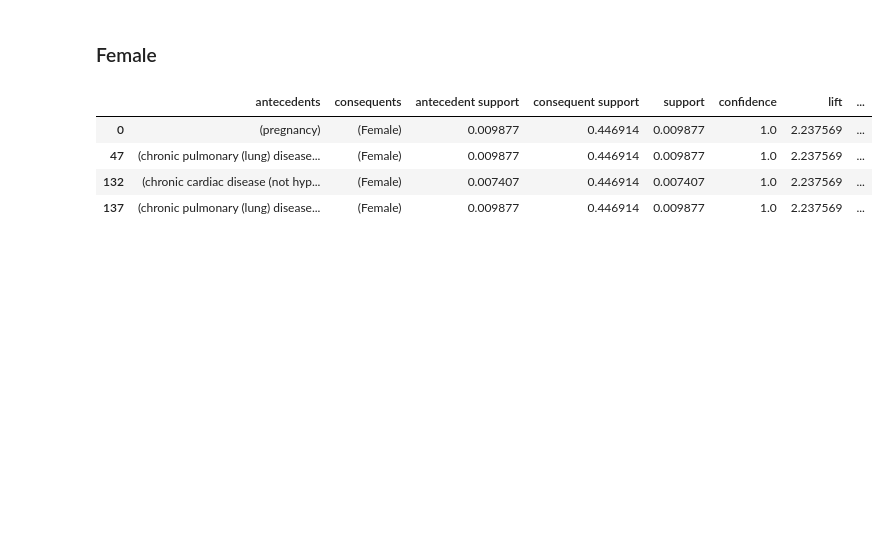
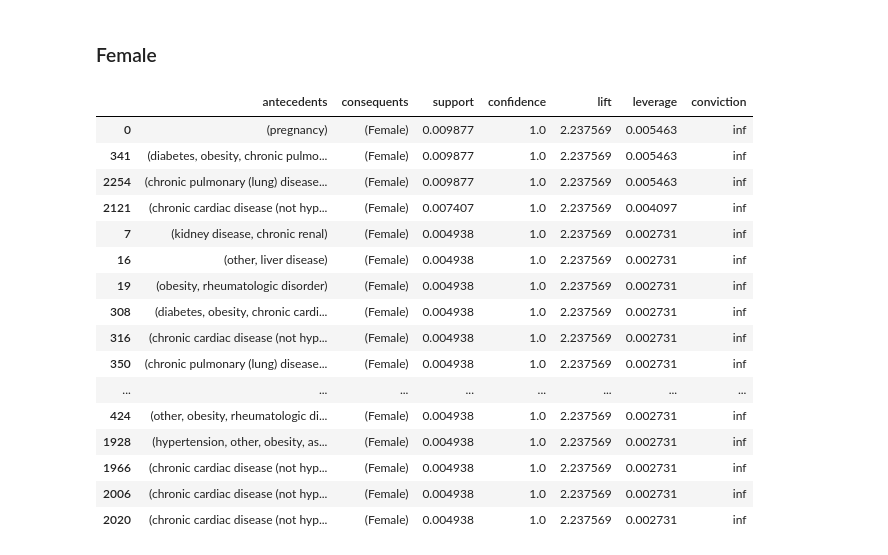
Before and after one commit to cuongvuong-phoenix/CO5240-data-engineering-s212, a Jupyter notebook: cuong/canada_hospital_comorbidities.ipynb, the cells around one changed output. Drawn from its saved outputs; the diff is of its cells as text; code cells hidden in the pictures; blank space fills up the shorter version.

```diff
--- a/cuong/canada_hospital_comorbidities.ipynb
+++ b/cuong/canada_hospital_comorbidities.ipynb
@@ -435,7 +433,7 @@ te_comorbidities_by_gender = TransactionEncoder()
 te_comorbidities_by_gender_ary = te_comorbidities_by_gender.fit(covid19_comorbidities_by_gender).transform(covid19_comorbidities_by_gender)
 comorbidities_by_gender_ar_df = pd.DataFrame(te_comorbidities_by_gender_ary, columns=te_comorbidities_by_gender.columns_)
 # %%
-frequent_comorbidities_by_gender_itemsets = apriori(comorbidities_by_gender_ar_df, min_support=0.005, use_colnames=True)
+frequent_comorbidities_by_gender_itemsets = apriori(comorbidities_by_gender_ar_df, min_support=0.001, use_colnames=True)
 frequent_comorbidities_by_gender_itemsets
 # %% [output]
 |  | support | itemsets |
@@ -454,3 +452,3 @@ frequent_comorbidities_by_gender_itemsets
 # %%
-rules = association_rules(frequent_comorbidities_by_gender_itemsets, metric="confidence", min_threshold=1)
-rules
+rules = association_rules(frequent_comorbidities_by_gender_itemsets, metric="confidence", min_threshold=0.9)
+rules = rules.drop(["antecedent support", "consequent support"], axis=1)
@@ -486,10 +477,22 @@ rules[rules["consequents"] == frozenset({"Male"})].sort_values(["confidence", "l
 # %% [markdown]
 ### Female
 # %%
-rules[rules["consequents"] == frozenset({"Female"})].sort_values(["confidence", "lift"], ascending=[False, False])
+rules[rules["consequents"] == frozenset({"Female"})].sort_values(["support", "confidence", "lift"], ascending=[False,False, False]).head(20)
 # %% [output]
-|  | antecedents | consequents | antecedent support | consequent support | support | confidence | lift | ... |
-| 0 | (pregnancy) | (Female) | 0.009877 | 0.446914 | 0.009877 | 1.0 | 2.237569 | ... |
-| 47 | (chronic pulmonary (lung) disease... | (Female) | 0.009877 | 0.446914 | 0.009877 | 1.0 | 2.237569 | ... |
-| 132 | (chronic cardiac disease (not hyp... | (Female) | 0.007407 | 0.446914 | 0.007407 | 1.0 | 2.237569 | ... |
-| 137 | (chronic pulmonary (lung) disease... | (Female) | 0.009877 | 0.446914 | 0.009877 | 1.0 | 2.237569 | ... |
+|  | antecedents | consequents | support | confidence | lift | leverage | conviction |
+| 0 | (pregnancy) | (Female) | 0.009877 | 1.0 | 2.237569 | 0.005463 | inf |
+| 341 | (diabetes, obesity, chronic pulmo... | (Female) | 0.009877 | 1.0 | 2.237569 | 0.005463 | inf |
+| 2254 | (chronic pulmonary (lung) disease... | (Female) | 0.009877 | 1.0 | 2.237569 | 0.005463 | inf |
+| 2121 | (chronic cardiac disease (not hyp... | (Female) | 0.007407 | 1.0 | 2.237569 | 0.004097 | inf |
+| 7 | (kidney disease, chronic renal) | (Female) | 0.004938 | 1.0 | 2.237569 | 0.002731 | inf |
+| 16 | (other, liver disease) | (Female) | 0.004938 | 1.0 | 2.237569 | 0.002731 | inf |
+| 19 | (obesity, rheumatologic disorder) | (Female) | 0.004938 | 1.0 | 2.237569 | 0.002731 | inf |
+| 308 | (diabetes, obesity, chronic cardi... | (Female) | 0.004938 | 1.0 | 2.237569 | 0.002731 | inf |
+| 316 | (chronic cardiac disease (not hyp... | (Female) | 0.004938 | 1.0 | 2.237569 | 0.002731 | inf |
+| 350 | (chronic pulmonary (lung) disease... | (Female) | 0.004938 | 1.0 | 2.237569 | 0.002731 | inf |
+| ... | ... | ... | ... | ... | ... | ... | ... |
+| 424 | (other, obesity, rheumatologic di... | (Female) | 0.004938 | 1.0 | 2.237569 | 0.002731 | inf |
+| 1928 | (hypertension, other, obesity, as... | (Female) | 0.004938 | 1.0 | 2.237569 | 0.002731 | inf |
+| 1966 | (chronic cardiac disease (not hyp... | (Female) | 0.004938 | 1.0 | 2.237569 | 0.002731 | inf |
+| 2006 | (chronic cardiac disease (not hyp... | (Female) | 0.004938 | 1.0 | 2.237569 | 0.002731 | inf |
+| 2020 | (chronic cardiac disease (not hyp... | (Female) | 0.004938 | 1.0 | 2.237569 | 0.002731 | inf |
```
Also changed, not shown: parts of 13 cells of this notebook.
